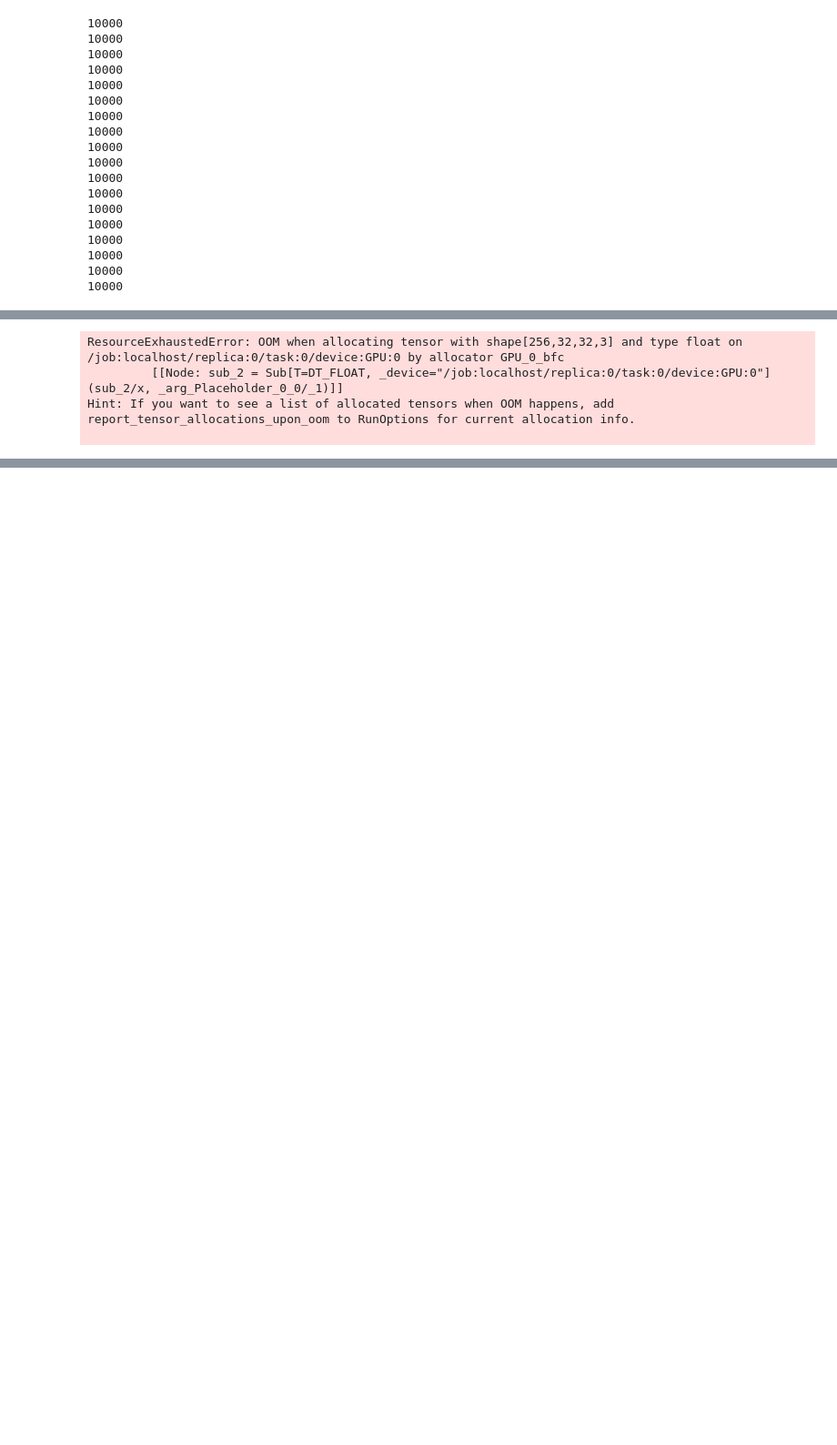
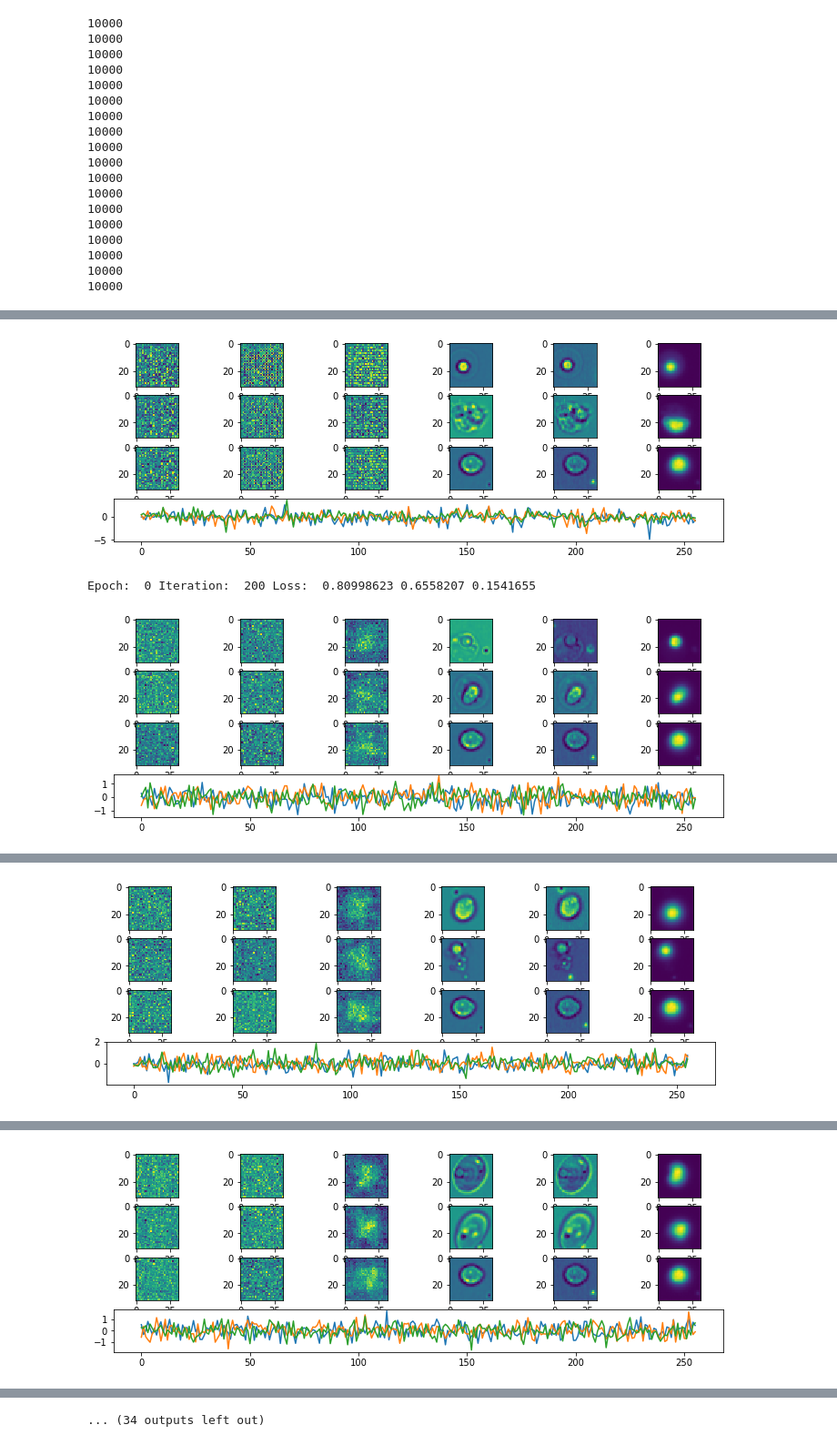
Before and after one commit to cwood1967/DeepLearning, a Jupyter notebook: autoencoder/AutoEncoder_Cyto-Vae.ipynb, the cells around one changed output, grey strips where cells are left out. Shown at 91% size. Drawn from its saved outputs; the diff is of its cells as text; code cells hidden in the pictures; blank space fills up the shorter version.

```diff
--- a/autoencoder/AutoEncoder_Cyto-Vae.ipynb
+++ b/autoencoder/AutoEncoder_Cyto-Vae.ipynb
@@ -11,8 +11,8 @@ from autoencoder import autoencoder_vae
 from autoencoder import network_vae
 from autoencoder import utils
 # %%
-#datadir = "/v/Data/cyto/ChannelOne/"
-datadir = "/media/cjw/Data/cyto/mmCompensatedTifs"
+datadir = "/v/Data/cyto/mmCompensatedTifs/"
+#datadir = "/media/cjw/Data/cyto/mmCompensatedTifs"
 
 mmfiles = utils.list_mmfiles(datadir)
 print(mmfiles)
@@ -119,12 +119,12 @@ p_height = 32
 p_nchannels = 3
 p_channels = [0, 3 , 4]
 p_nepochs = 100
-p_batchsize = 256
-p_learning_rate = 0.0001  #.00005
+p_batchsize = 128
+p_learning_rate = 0.0002  #.00005
 p_restore = False
-p_latent_size = 128 #128 + 64
+p_latent_size = 256 #128 + 64
 p_droprate = 0.95
-p_stdev = .04
+p_stdev = .06
 p_slam = .0005
 p_denoise = None
 enc_sizes = [(128, 3), (256, 3), (512, 3)]  #128, 3)]
@@ -150,7 +150,7 @@ params['slam'] = p_slam
 params['enc_sizes'] = enc_sizes
 params['dec_sizes'] = dec_sizes
 params['denoise'] = p_denoise
-cpdir = "/media/cjw/Data/cyto/Checkpoints/2018-06-05-Cyto-VAE"
+cpdir = "/v/Data/cyto/Checkpoints/2018-06-05-Cyto-VAE"
 
 if not os.path.exists(cpdir):
     os.makedirs(cpdir)
@@ -164,4 +165,3 @@ dh0 (?, 32, 32, 3)
+[figure, added]
-ResourceExhaustedError: OOM when allocating tensor with shape[256,32,32,3] and type float on /job:localhost/replica:0/task:0/device:GPU:0 by allocator GPU_0_bfc
-         [[Node: sub_2 = Sub[T=DT_FLOAT, _device="/job:localhost/replica:0/task:0/device:GPU:0"](sub_2/x, _arg_Placeholder_0_0/_1)]]
-Hint: If you want to see a list of allocated tensors when OOM happens, add report_tensor_allocations_upon_oom to RunOptions for current allocation info.
-
+Epoch:  0 Iteration:  200 Loss:  0.80998623 0.6558207 0.1541655
+[figure, added]
@@ -167,0 +169 @@ Hint: If you want to see a list of allocated tensors when OOM happens, add repor
+[figure, added]
@@ -167,0 +171 @@ Hint: If you want to see a list of allocated tensors when OOM happens, add repor
+[figure, added]
@@ -168,3 +176,4 @@ Hint: If you want to see a list of allocated tensors when OOM happens, add repor
+... (34 outputs left out)
 # %%
 x = 4
 x
```
Also changed, not shown: parts of 3 cells of this notebook, 6 other files.
